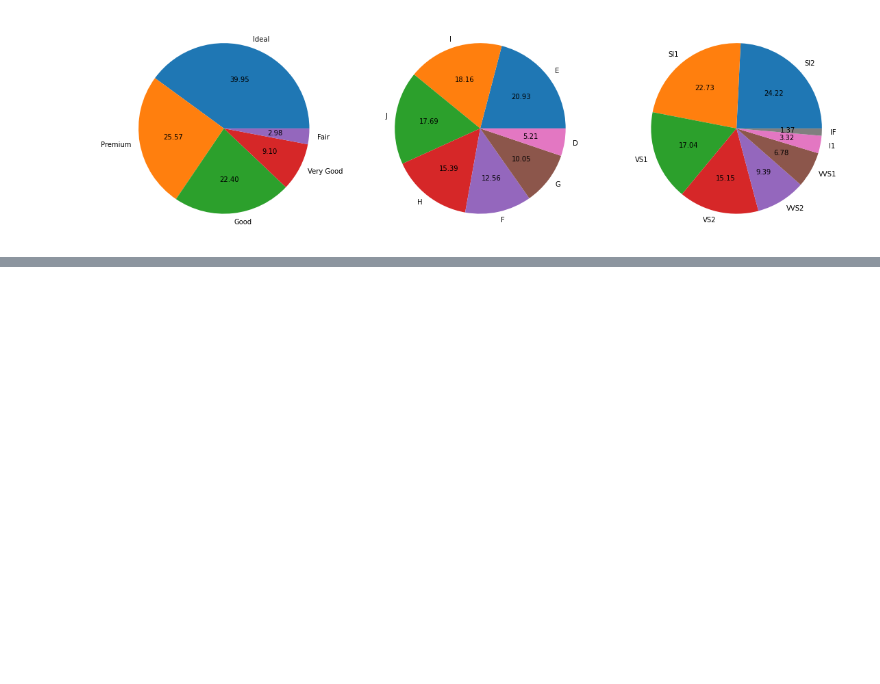
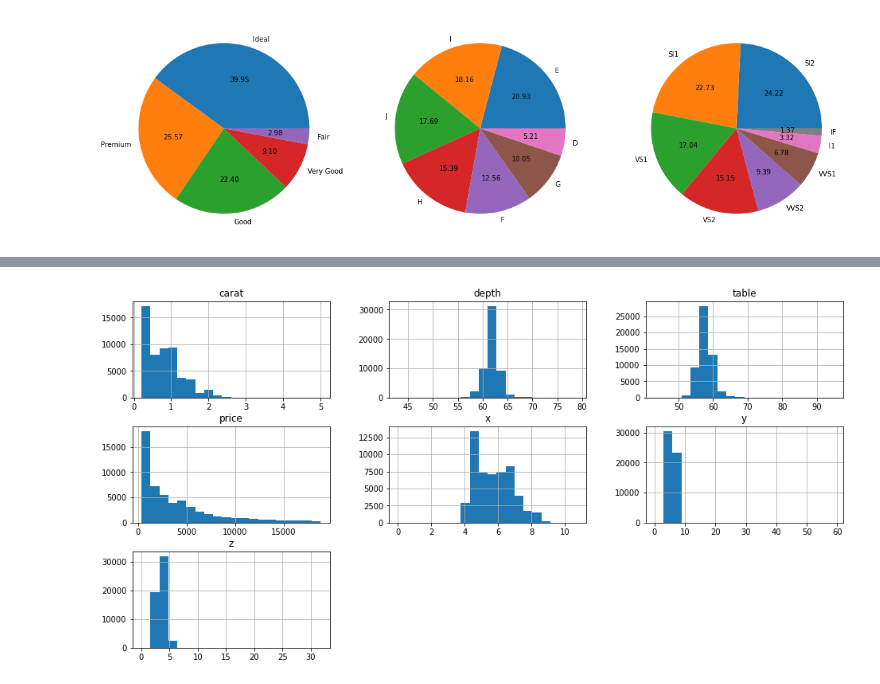
Before and after one commit to jamate16/datascience_notebooks, a Jupyter notebook: regression-1-diamonds.ipynb, the cells around one changed output, grey strips where cells are left out. Saved outputs shown, nothing was run; the diff lists cells and outputs as text; code cells hidden in the pictures; blank space fills up the shorter version.

Commit message:
Explored numerical variables

```diff
--- a/regression-1-diamonds.ipynb
+++ b/regression-1-diamonds.ipynb
@@ -114,0 +127,8 @@ plt.show()
+# %%
+# Let's visualize the data: numerical variables
+num_vars = [var for var in df_data.columns if var not in cat_vars]
+
+ax = df_data.hist(column=num_vars, figsize=(16, 8), bins=20, layout=(3, 3))
+plt.show() # Example with beautiful formatting: https://mode.com/example-gallery/python_histogram/
+# %% [output]
+[figure, added]
```
Also changed, not shown: parts of 8 cells of this notebook.
